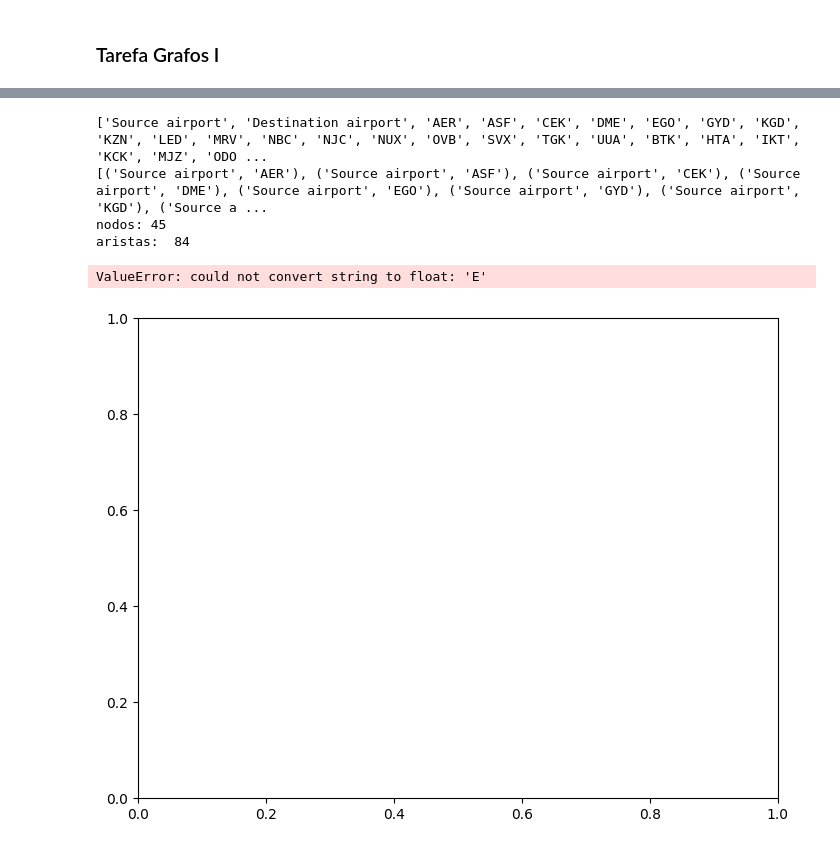
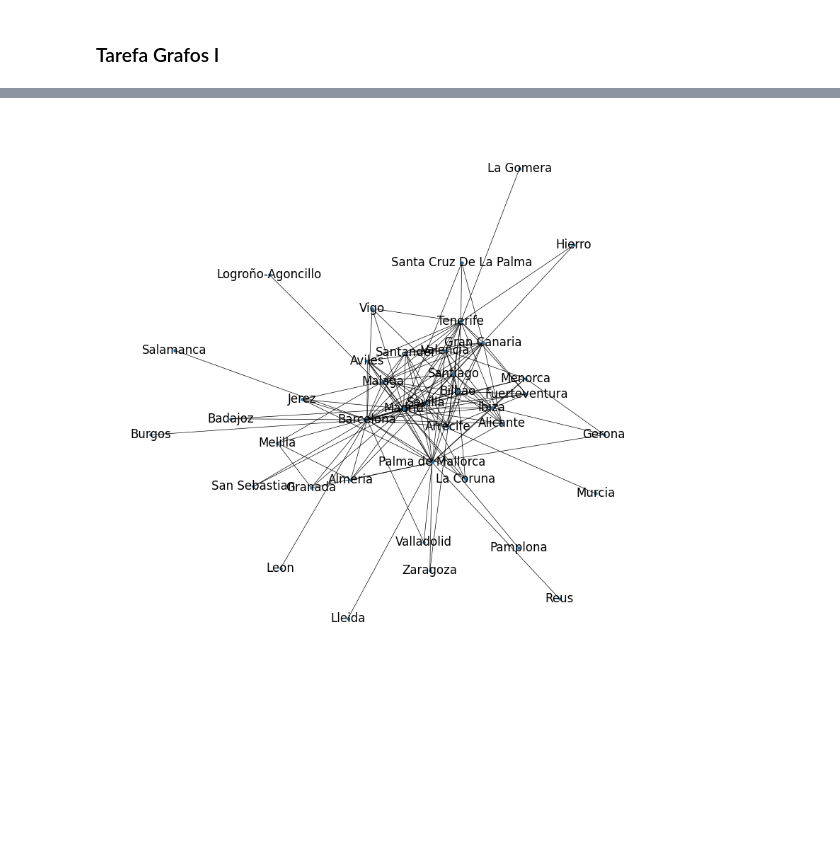
Before and after one commit to RalphNM1/InteligenciaArtificial, a Jupyter notebook: Ejercicios/Tarea grafos I/Tarefa_grafos_I.ipynb, the cells around one changed output, grey strips where cells are left out. Cells and saved outputs as stored; diff of their text form; code cells hidden in the pictures; blank space fills up the shorter version.

```diff
--- a/Ejercicios/Tarea grafos I/Tarefa_grafos_I.ipynb
+++ b/Ejercicios/Tarea grafos I/Tarefa_grafos_I.ipynb
@@ -8,0 +12,6 @@ import matplotlib.pyplot as plt
+# %%
+
+rutas = pd.read_csv('routes.csv')
+
+aeropuertos = pd.read_csv('airports.csv',
+    na_values='\\N',index_col=5) # Hacemos que el índice sea el IATA para poder relacionarlo con el csv de las rutas.
@@ -8,0 +20,11 @@ import matplotlib.pyplot as plt
+# %%
+aeropuertos_es = aeropuertos[aeropuertos['Country'] == 'Spain'] # Obtenemos solo los aeropuertos de España
+
+print(aeropuertos_es.head(10)) # mostrar aeropuertos españoles
+
+rutas_es = rutas[ # Obtenemos las rutas que sean entres aeropuertos ubicados en España.
+    rutas['Source airport'].isin(aeropuertos_es.index) &
+    rutas['Destination airport'].isin(aeropuertos_es.index)
+]
+
+print(rutas_es.head(10)) # mostrar rutas españolas
@@ -8,0 +51,8 @@ import matplotlib.pyplot as plt
+# %%
+
+nodos = rutas_es[['Source airport', 'Destination airport']].values
+
+g = nx.from_edgelist(nodos)
+
+print(nodos)
+print
@@ -9 +70,7 @@ import matplotlib.pyplot as plt
+# %%
+# Crear un diccionario para mapear códigos IATA a nombres de ciudades
+iata_to_city = aeropuertos_es['City'].to_dict()
+
+# Renombrar nodos del grafo
+g = nx.relabel_nodes(g, iata_to_city)
 # %% [markdown]
@@ -41,24 +78,8 @@ rutas_es"""
-# %%
-
-
-grafo=nx.DiGraph()
-grafo.add_nodes_from(routes.keys())
-
-for x,y in routes.items():
-    grafo.add_edge(y)
-
-
-#lista de nodos o vértices
-print (grafo.nodes)
-#lista de aristas
-print(grafo.edges)
-#num de nodos y aristas
-print("nodos:",grafo.number_of_nodes())
-print("aristas: ",grafo.number_of_edges())
-# %% [output]
-['Source airport', 'Destination airport', 'AER', 'ASF', 'CEK', 'DME', 'EGO', 'GYD', 'KGD', 'KZN', 'LED', 'MRV', 'NBC', 'NJC', 'NUX', 'OVB', 'SVX', 'TGK', 'UUA', 'BTK', 'HTA', 'IKT', 'KCK', 'MJZ', 'ODO ...
-[('Source airport', 'AER'), ('Source airport', 'ASF'), ('Source airport', 'CEK'), ('Source airport', 'DME'), ('Source airport', 'EGO'), ('Source airport', 'GYD'), ('Source airport', 'KGD'), ('Source a ...
-nodos: 45
-aristas:  84
-ValueError: could not convert string to float: 'E'
-[figure, removed]
+# %%
+fig, ax = plt.subplots(1, 1, figsize=(10, 10))
+nx.draw_networkx(g, ax=ax, node_size=5,
+                 font_size=12, alpha=1,
+                 width=.5)
+ax.set_axis_off()
+# %% [output]
+[figure, added]
```
Also changed, not shown: parts of 9 cells of this notebook, 1 other file.
